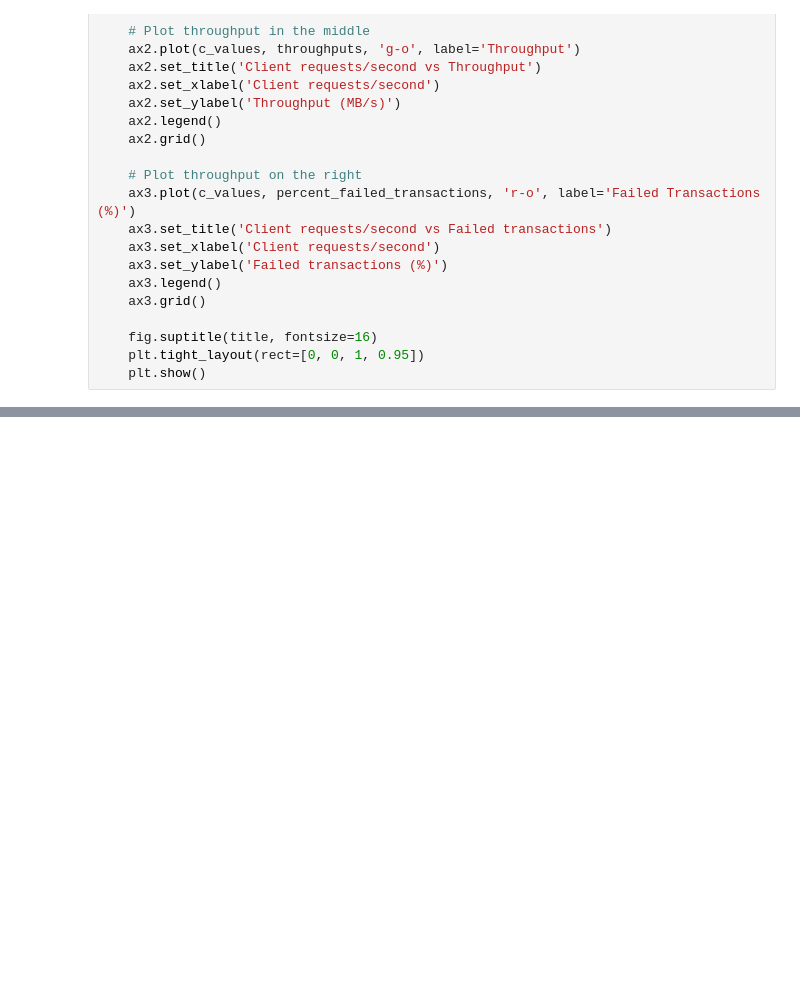
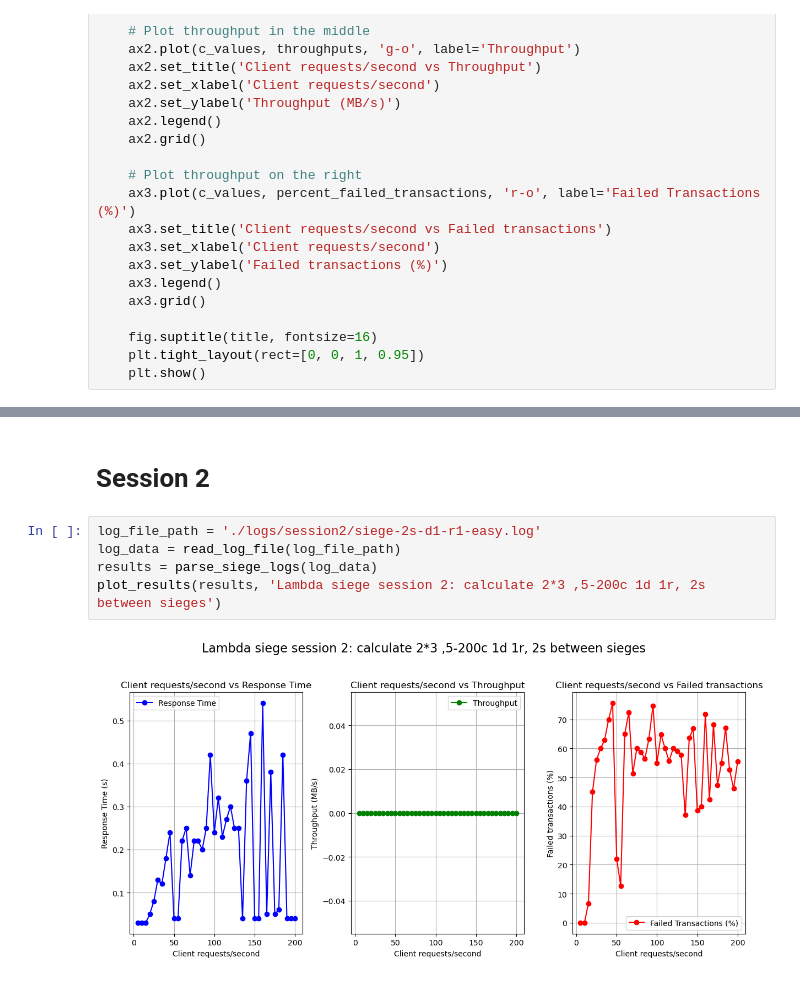
Before and after one commit to bookpanda/2110524-CLOUD-COMP-TECH, a Jupyter notebook: activity/week4-serverless/plot.ipynb, the cells around one changed output, grey strips where cells are left out. Saved outputs shown, nothing was run; the diff lists cells and outputs as text; blank space fills up the shorter version.

```diff
--- a/activity/week4-serverless/plot.ipynb
+++ b/activity/week4-serverless/plot.ipynb
@@ -54,0 +57,9 @@ plot_results(results, 'Lamda siege: calculate 123243435432423434234 / 1232456789
+# %% [markdown]
+# Session 2
+# %%
+log_file_path = './logs/session2/siege-2s-d1-r1-easy.log'
+log_data = read_log_file(log_file_path)
+results = parse_siege_logs(log_data)
+plot_results(results, 'Lambda siege session 2: calculate 2*3 ,5-200c 1d 1r, 2s between sieges')
+# %% [output]
+[figure, added]
```
Also changed, not shown: parts of 4 cells of this notebook, 3 other files.
